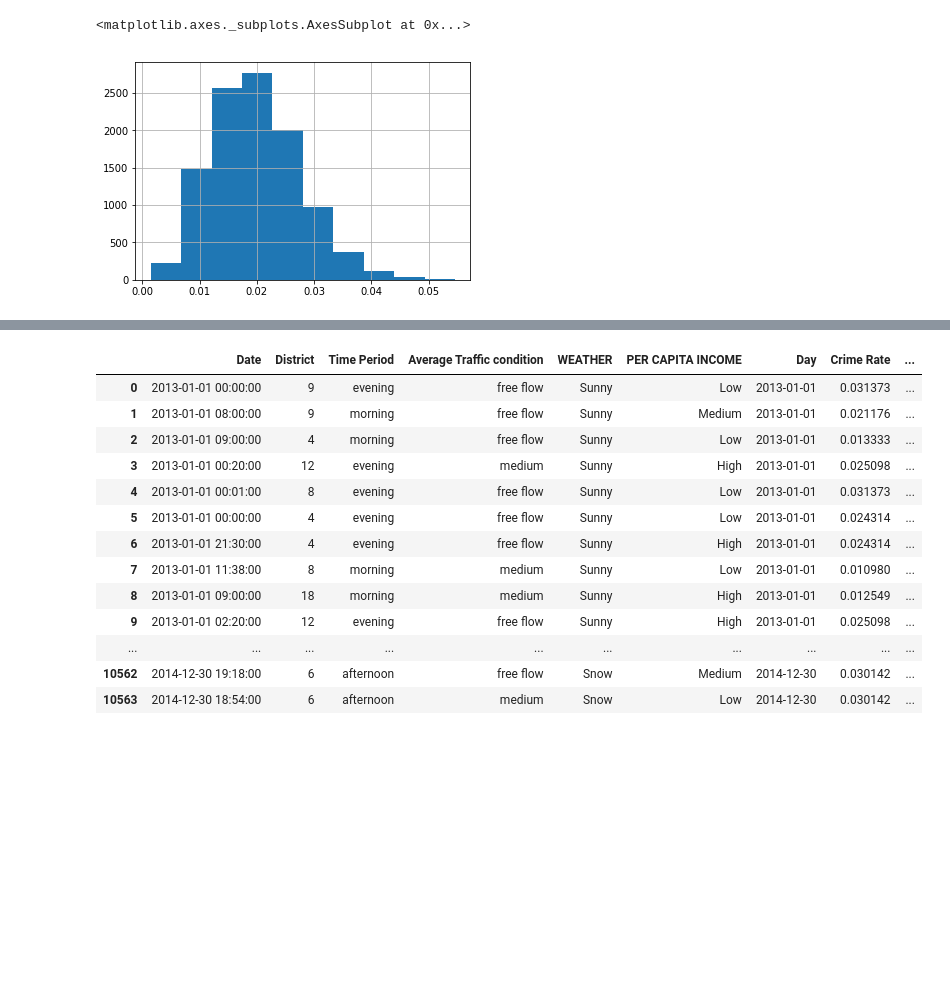
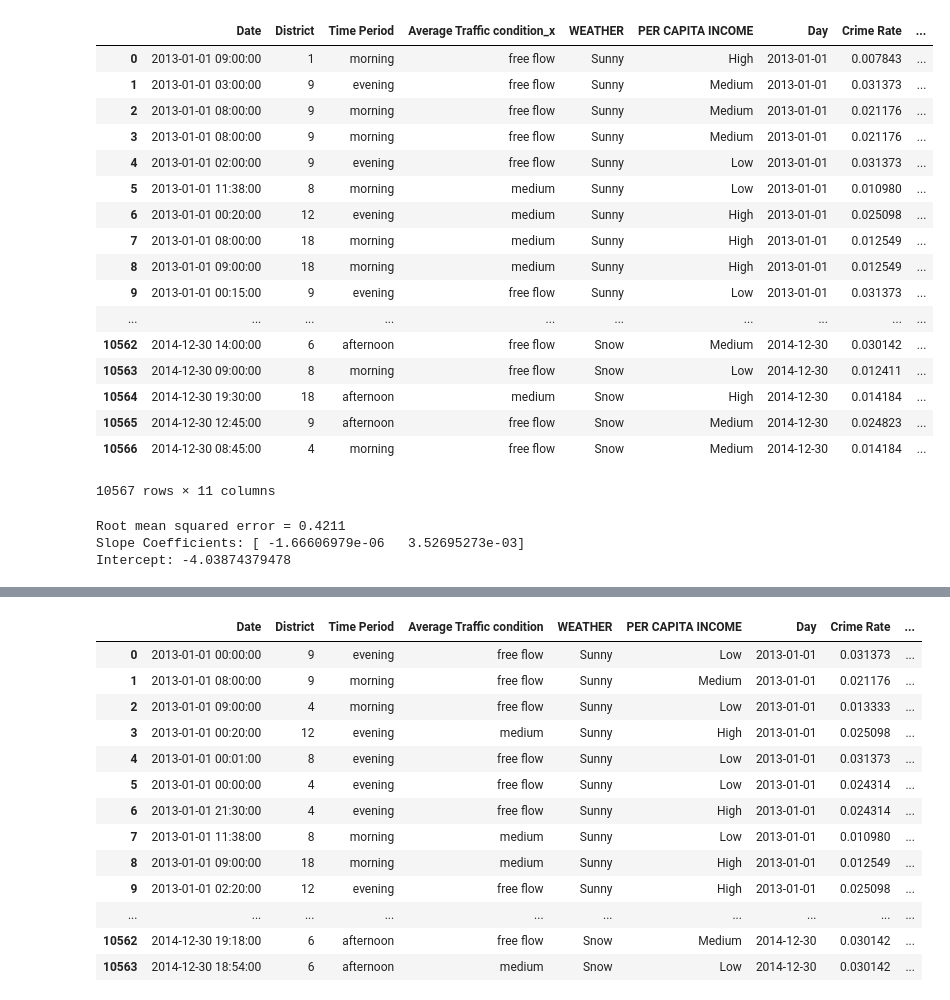
Before and after one commit to ChenshuXu/cse482-project, a Jupyter notebook: Classification_of_final_data.ipynb, the cells around one changed output, grey strips where cells are left out. Saved outputs shown, nothing was run; the diff lists cells and outputs as text; code cells hidden in the pictures; blank space fills up the shorter version.

Commit message:
Classification_of_final_data

```diff
--- a/Classification_of_final_data.ipynb
+++ b/Classification_of_final_data.ipynb
@@ -1,18 +1,34 @@
 # %%
 import pandas as pd
 
-data = pd.read_pickle('final_data.pkl')
+data = pd.read_pickle('final_data(1).pkl')
 
-data = data[ ['Date','District', 'Time Period', 'Average Traffic condition', 'WEATHER', 'PER CAPITA INCOME', 'Day', 'Crime Rate', 'dayOfWeek'] ]
+data = data[ ['Date','District', 'Time Period', 'Average Traffic condition_x', 'WEATHER', 'PER CAPITA INCOME', 'Day', 'Crime Rate', 'dayOfWeek', 'SPEED', 'PER CAPITA INCOME '] ]
 
 data = data.sort_values(by = ['Day'])
 
 data = data.reset_index(drop=True)
 
-data['Crime Rate'].hist()
+data
 # %% [output]
+|  | Date | District | Time Period | Average Traffic condition_x | WEATHER | PER CAPITA INCOME | Day | Crime Rate | ... |
+| 0 | 2013-01-01 09:00:00 | 1 | morning | free flow | Sunny | High | 2013-01-01 | 0.007843 | ... |
+| 1 | 2013-01-01 03:00:00 | 9 | evening | free flow | Sunny | Medium | 2013-01-01 | 0.031373 | ... |
+| 2 | 2013-01-01 08:00:00 | 9 | morning | free flow | Sunny | Medium | 2013-01-01 | 0.021176 | ... |
+| 3 | 2013-01-01 08:00:00 | 9 | morning | free flow | Sunny | Medium | 2013-01-01 | 0.021176 | ... |
+| 4 | 2013-01-01 02:00:00 | 9 | evening | free flow | Sunny | Low | 2013-01-01 | 0.031373 | ... |
+| 5 | 2013-01-01 11:38:00 | 8 | morning | medium | Sunny | Low | 2013-01-01 | 0.010980 | ... |
+| 6 | 2013-01-01 00:20:00 | 12 | evening | medium | Sunny | High | 2013-01-01 | 0.025098 | ... |
+| 7 | 2013-01-01 08:00:00 | 18 | morning | medium | Sunny | High | 2013-01-01 | 0.012549 | ... |
+| 8 | 2013-01-01 09:00:00 | 18 | morning | medium | Sunny | High | 2013-01-01 | 0.012549 | ... |
+| 9 | 2013-01-01 00:15:00 | 9 | evening | free flow | Sunny | Low | 2013-01-01 | 0.031373 | ... |
+| ... | ... | ... | ... | ... | ... | ... | ... | ... | ... |
+| 10562 | 2014-12-30 14:00:00 | 6 | afternoon | free flow | Snow | Medium | 2014-12-30 | 0.030142 | ... |
+| 10563 | 2014-12-30 09:00:00 | 8 | morning | free flow | Snow | Low | 2014-12-30 | 0.012411 | ... |
+| 10564 | 2014-12-30 19:30:00 | 18 | afternoon | medium | Snow | High | 2014-12-30 | 0.014184 | ... |
+| 10565 | 2014-12-30 12:45:00 | 9 | afternoon | free flow | Snow | Medium | 2014-12-30 | 0.024823 | ... |
+| 10566 | 2014-12-30 08:45:00 | 4 | morning | free flow | Snow | Medium | 2014-12-30 | 0.014184 | ... |
-<matplotlib.axes._subplots.AxesSubplot at 0x...>
+10567 rows × 11 columns
-[figure, removed]
 # %%
 # for i in data.index:
 #     if data.iloc[i]['Time Period'] == "morning":
@@ -51,28 +67,32 @@ data['Crime Rate'].hist()
 #         data.at[i, 'dayOfWeek'] = 14
 # data
 # %%
-# from sklearn.model_selection import train_test_split
-# import numpy as np
-# X = data[['District','Time Period','Average Traffic condition','WEATHER','PER CAPITA INCOME','dayOfWeek']]
-# y = np.log(data['Crime Rate'])
+from sklearn.model_selection import train_test_split
+import numpy as np
+X = data[['PER CAPITA INCOME ','SPEED']]
+y = np.log(data['Crime Rate'])
 
-# X_train, X_test, y_train, y_test = train_test_split(X, y, test_size=0.5, random_state=1)
+X_train, X_test, y_train, y_test = train_test_split(X, y, test_size=0.5, random_state=1)
 
-# from sklearn import linear_model
-# from sklearn.metrics import mean_squared_error, r2_score
-# import matplotlib.pyplot as plt
+from sklearn import linear_model
+from sklearn.metrics import mean_squared_error, r2_score
+import matplotlib.pyplot as plt
 
 
-# # Create linear regression object
-# regr = linear_model.LinearRegression()
+# Create linear regression object
+regr = linear_model.LinearRegression()
 
-# # Fit regression model to the training set
-# regr.fit(X_train, y_train)
+# Fit regression model to the training set
+regr.fit(X_train, y_train)
 
-# # Apply model to the test set
-# y_pred_test = regr.predict(X_test)
+# Apply model to the test set
+y_pred_test = regr.predict(X_test)
 
-# print("Root mean squared error = %.4f" % np.sqrt(mean_squared_error(y_test, y_pred_test)))
-# print('Slope Coefficients:', regr.coef_)
-# print('Intercept:', regr.intercept_)
+print("Root mean squared error = %.4f" % np.sqrt(mean_squared_error(y_test, y_pred_test)))
+print('Slope Coefficients:', regr.coef_)
+print('Intercept:', regr.intercept_)
+# %% [output]
+Root mean squared error = 0.4211
+Slope Coefficients: [ -1.66606979e-06   3.52695273e-03]
+Intercept: -4.03874379478
 # %%
```
Also changed, not shown: parts of 4 cells of this notebook.
